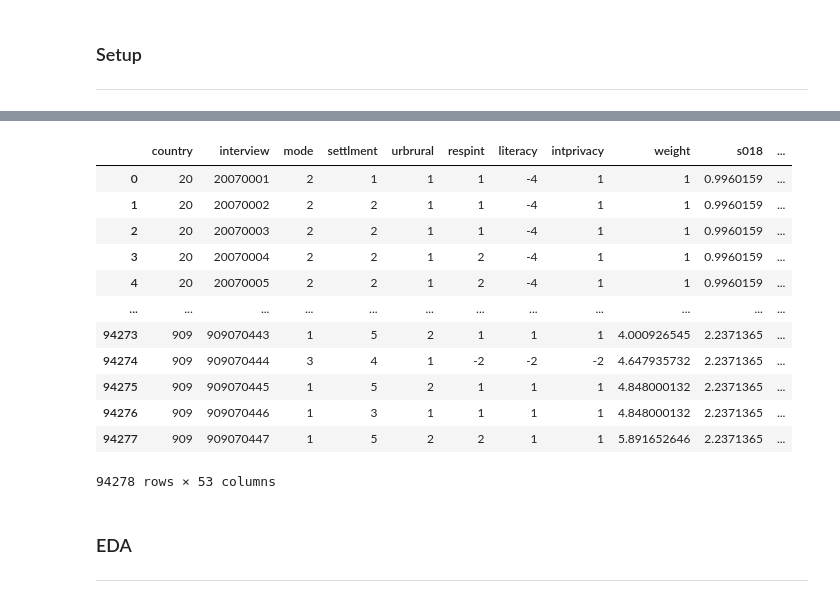
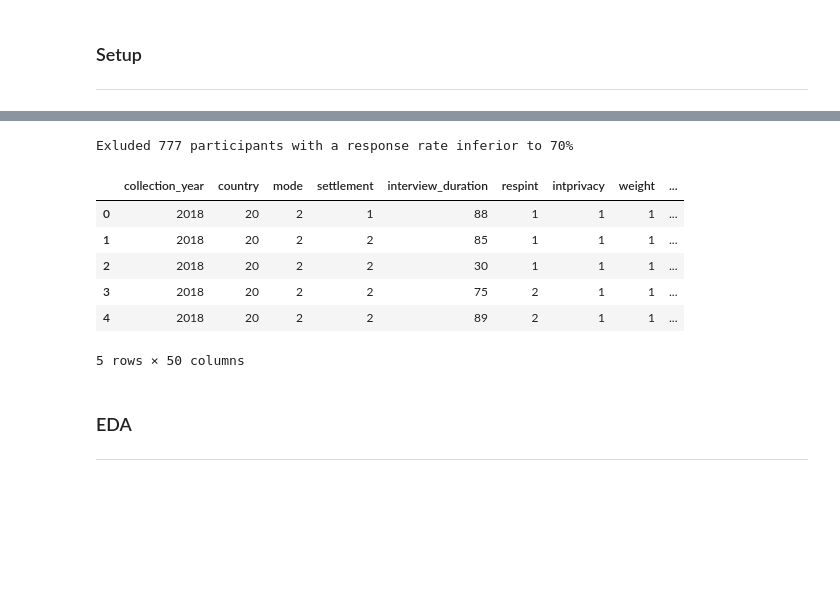
Before and after one commit to celupa/political_engagement_research, a Jupyter notebook: notebook.ipynb, the cells around one changed output, grey strips where cells are left out. Drawn from its saved outputs; the diff is of its cells as text; code cells hidden in the pictures; blank space fills up the shorter version.

Commit message:
Finalized Project on Political Engagement Classifier

```diff
--- a/notebook.ipynb
+++ b/notebook.ipynb
@@ -9,7 +16,3 @@ import dossier
 # %% [markdown]
 ### Setup
 ---
-# %%
-# read and inspect dataset
-data = pd.read_parquet(r"C:\Users\andre\OneDrive\Shared\Machine Learning Bootcamp\content\projects\wvs\w7.parquet")
-data
@@ -29,0 +19,11 @@ data
+# %%
+# the data is free, but for copyright purposes it's best to retrieve it from the WVS site (see below)
+wvs7_path = "https://www.worldvaluessurvey.org/WVSDocumentationWV7.jsp"
+data_path = r"path_to_your_wvs7_data"
+data_path = r"C:\Users\andre\OneDrive\Shared\Machine Learning Bootcamp\content\projects\wvs\WVS_Cross-National_Wave_7_csv_v5_0.csv"
+
+try:
+    data = pd.read_csv(data_path, dtype="object")
+    display(data.head(5))
+except:
+    print("retrieve data from worldvaluessurvey.org or skip to section FEATURE ENGINEERING: POST-IMPUTATION")
@@ -29,0 +38,13 @@ data
+# %%
+# this is a voluminous survey, let's trim it down to make it more manageable
+# retain only participants with 70% response rate to the questionnaire
+
+# keep only questionnaire items (columns containing Q in their name > ~300 items)
+mask = data.filter(regex=r"Q\d+")
+mask = data.fillna("0")
+# flag answers (1) and non-answers (0)
+mask = mask.map(lambda val: "0" if "-" in val else "1") # "-" represents nan, see infra
+mask = mask.astype(int)
+# divide the number of valid responses per participant by the number of items
+mask["response_rate"] = mask.sum(axis=1) / mask.shape[1]
+mask.sort_values("response_rate")
@@ -30,24 +65,25 @@ data
+# %%
+# select valid participants based on response rate
+mask = mask[mask.response_rate >= 0.70]
+data_filtered = data.loc[mask.index]
+print(f"Exluded {data.shape[0] - mask.shape[0]} participants with a response rate inferior to 70%")
+# %% [output]
+Exluded 777 participants with a response rate inferior to 70%
 # %%
-# retain only columns of interest (from 606 to 37)
-df = data[list(dossier.columns_to_retain.keys())]
+# retain only methodological, demographic and target columns
+df = data_filtered[list(dossier.COLUMNS_TO_RETAIN.keys())]
 
 # map survey items to readable names (e.g., Q260 > sex)
-df.columns = df.columns.map(dossier.columns_to_retain)
-df
+df.columns = df.columns.map(dossier.COLUMNS_TO_RETAIN)
+df.head(5)
 # %% [output]
-|  | country | interview | mode | settlment | urbrural | respint | literacy | intprivacy | weight | s018 | ... |
-| 0 | 20 | 20070001 | 2 | 1 | 1 | 1 | -4 | 1 | 1 | 0.9960159 | ... |
-| 1 | 20 | 20070002 | 2 | 2 | 1 | 1 | -4 | 1 | 1 | 0.9960159 | ... |
-| 2 | 20 | 20070003 | 2 | 2 | 1 | 1 | -4 | 1 | 1 | 0.9960159 | ... |
-| 3 | 20 | 20070004 | 2 | 2 | 1 | 2 | -4 | 1 | 1 | 0.9960159 | ... |
-| 4 | 20 | 20070005 | 2 | 2 | 1 | 2 | -4 | 1 | 1 | 0.9960159 | ... |
-| ... | ... | ... | ... | ... | ... | ... | ... | ... | ... | ... | ... |
-| 94273 | 909 | 909070443 | 1 | 5 | 2 | 1 | 1 | 1 | 4.000926545 | 2.2371365 | ... |
-| 94274 | 909 | 909070444 | 3 | 4 | 1 | -2 | -2 | -2 | 4.647935732 | 2.2371365 | ... |
-| 94275 | 909 | 909070445 | 1 | 5 | 2 | 1 | 1 | 1 | 4.848000132 | 2.2371365 | ... |
-| 94276 | 909 | 909070446 | 1 | 3 | 1 | 1 | 1 | 1 | 4.848000132 | 2.2371365 | ... |
-| 94277 | 909 | 909070447 | 1 | 5 | 2 | 2 | 1 | 1 | 5.891652646 | 2.2371365 | ... |
+|  | collection_year | country | mode | settlement | interview_duration | respint | intprivacy | weight | ... |
+| 0 | 2018 | 20 | 2 | 1 | 88 | 1 | 1 | 1 | ... |
+| 1 | 2018 | 20 | 2 | 2 | 85 | 1 | 1 | 1 | ... |
+| 2 | 2018 | 20 | 2 | 2 | 30 | 1 | 1 | 1 | ... |
+| 3 | 2018 | 20 | 2 | 2 | 75 | 2 | 1 | 1 | ... |
+| 4 | 2018 | 20 | 2 | 2 | 89 | 2 | 1 | 1 | ... |
-94278 rows × 53 columns
+5 rows × 50 columns
 # %% [markdown]
 ### EDA
 ---
```
Also changed, not shown: parts of 72 cells of this notebook, 22 other files.
